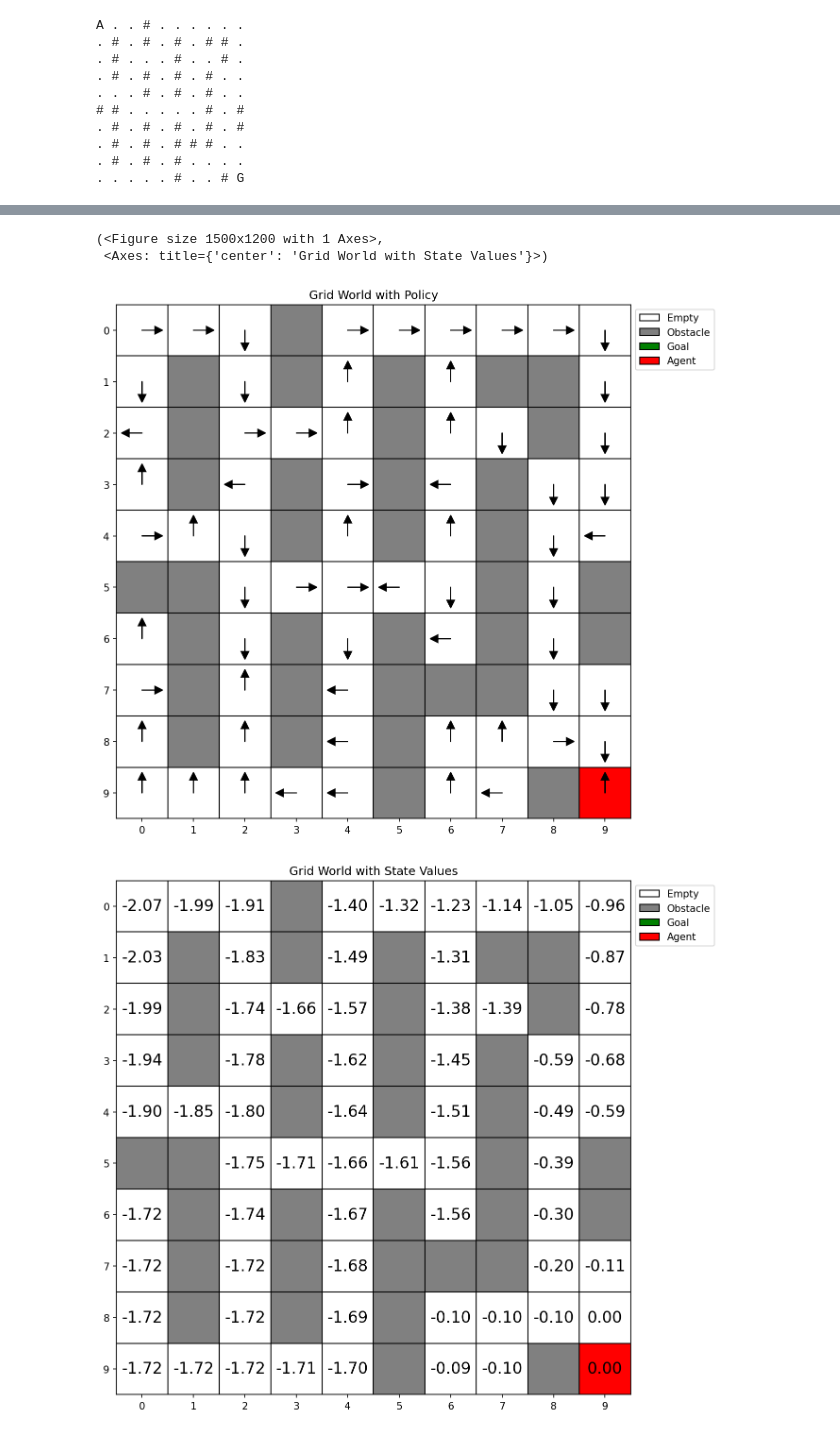
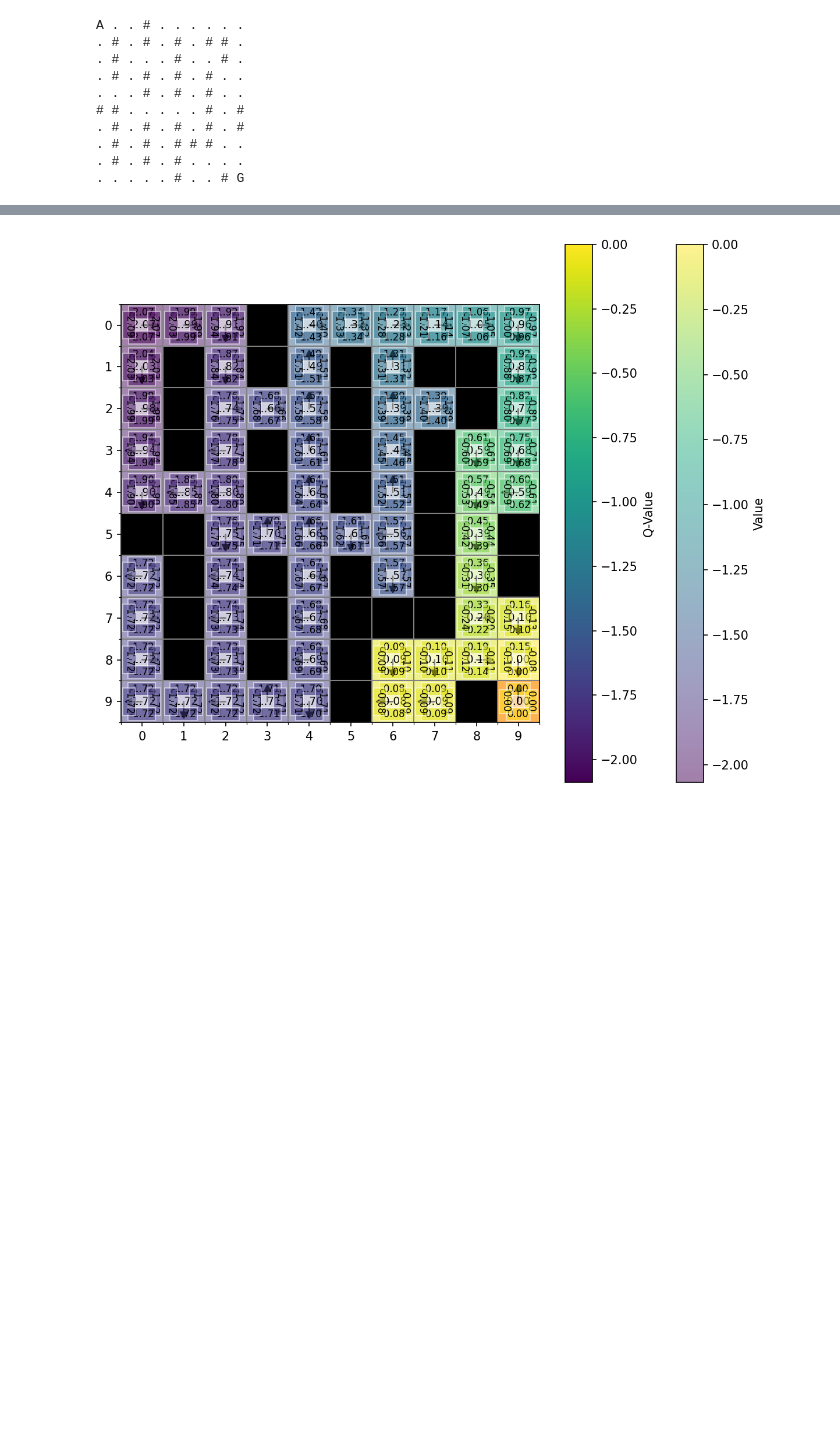
Before and after one commit to rueckstiess/qurious, a Jupyter notebook: notebooks/demo_gridworld.ipynb, the cells around one changed output, grey strips where cells are left out. Saved outputs shown, nothing was run; the diff lists cells and outputs as text; code cells hidden in the pictures; blank space fills up the shorter version.

Commit message:
improved viz layers

```diff
--- a/notebooks/demo_gridworld.ipynb
+++ b/notebooks/demo_gridworld.ipynb
@@ -146,13 +99,30 @@ Episode 49/1000, Step
-# %%
-from qurious.visualize import visualize_grid_world
-
-visualize_grid_world(env, agent, q_function, plot_type="policy")
-visualize_grid_world(env, agent, q_function, plot_type="value")
-# %% [output]
-(<Figure size 1500x1200 with 1 Axes>,
- <Axes: title={'center': 'Grid World with State Values'}>)
-[figure, removed]
-[figure, removed]
+# %%
+from qurious.utils import train_agent
+
+train_agent(env, agent, num_episodes=1000)
+# %%
+from qurious.visualization import (
+    GridWorldVisualizer,
+    AgentLayer,
+    GridLayer,
+    PolicyLayer,
+    StateValueLayer,
+    ActionValueLayer,
+)
+
+# Create visualizer
+viz = GridWorldVisualizer(env)
+viz.add_layer(GridLayer())
+viz.add_layer(AgentLayer())
+viz.add_layer(StateValueLayer(agent.Q))
+# viz.add_layer(ActionValueLayer(agent.Q))
+viz.add_layer(PolicyLayer(base_policy, arrow_color="black"))
+
+
+viz.render_matplotlib(figsize=(8, 8))
+viz.savefig("sarsa_agent.png")
+# %% [output]
+[figure, added]
 # %%
 def run_agent(env, agent, max_steps=200):
     state = env.reset()
```
Also changed, not shown: parts of 2 cells of this notebook, 7 other files.
